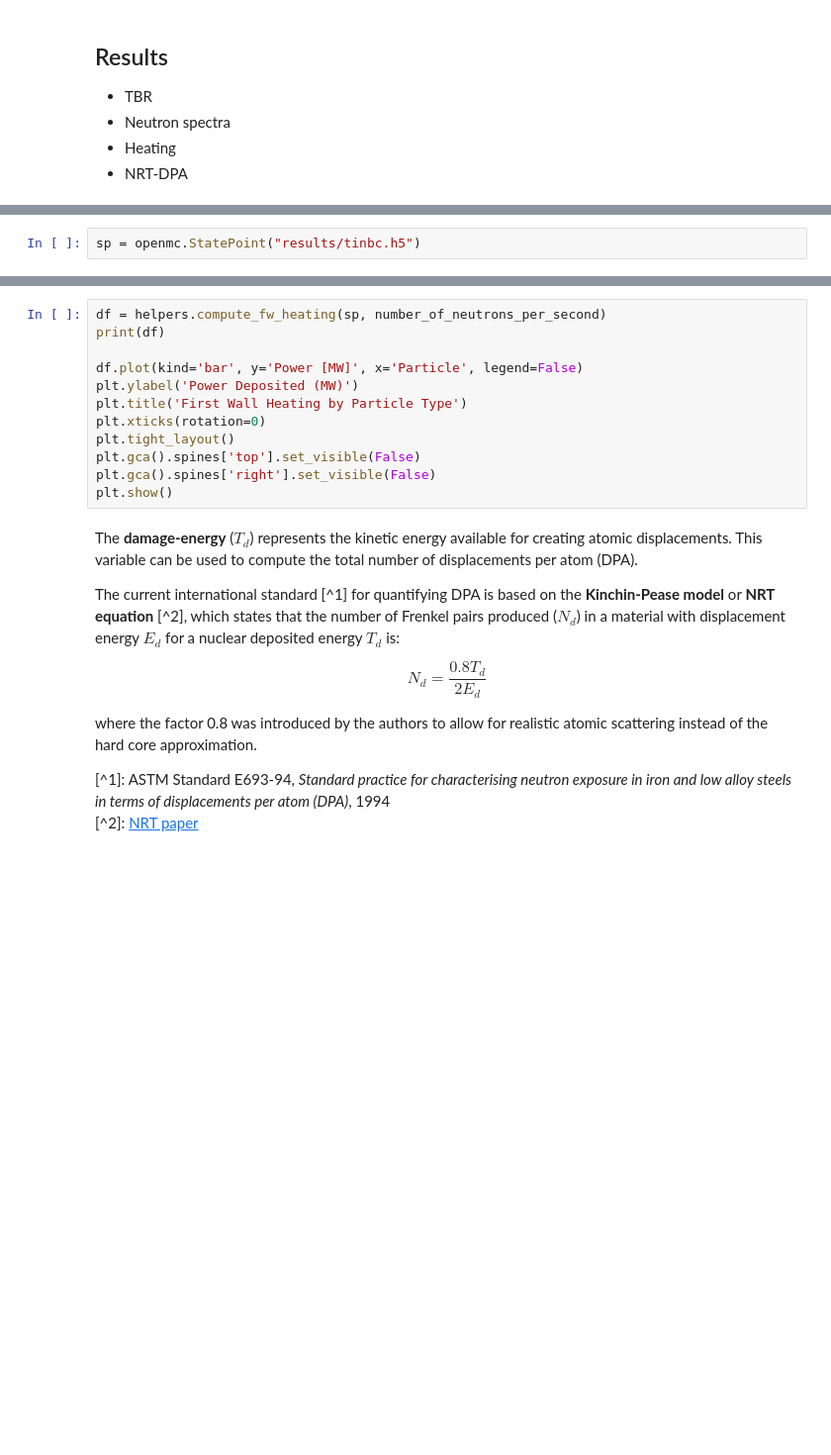
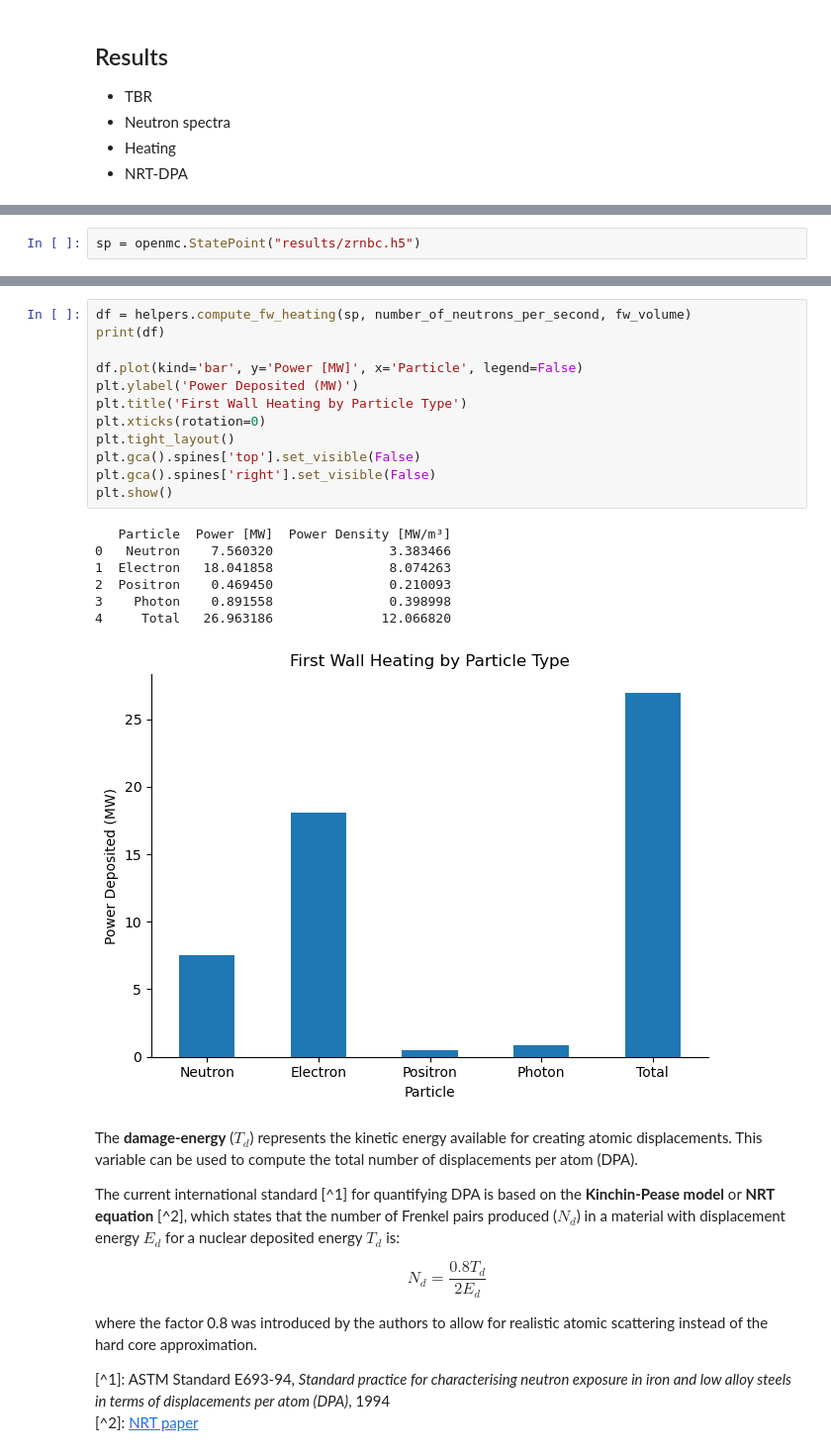
Before and after one commit to davidepettinari/structural-materials-analysis, a Jupyter notebook: analysis/postprocessing.ipynb, the cells around one changed output, grey strips where cells are left out. Shown at 99% size. Saved outputs shown, nothing was run; the diff lists cells and outputs as text; blank space fills up the shorter version.

Commit message:
tungsten result

```diff
--- a/analysis/postprocessing.ipynb
+++ b/analysis/postprocessing.ipynb
@@ -46,5 +51,5 @@ vessel_inner_surface =  4502100.88 # units cm^2
 # %%
-sp = openmc.StatePoint("results/tinbc.h5")
+sp = openmc.StatePoint("results/zrnbc.h5")
 # %%
 tbr_total = helpers.extract_tbr_contributions(sp, "TBR")
 tbr_cc = helpers.extract_tbr_contributions(sp, "TBR channel")
@@ -59,15 +72,23 @@ helpers.plot_neutron_spectrum(tally, fw_volume, number_of_neutrons_per_second)
 # %%
-df = helpers.compute_fw_heating(sp, number_of_neutrons_per_second)
+df = helpers.compute_fw_heating(sp, number_of_neutrons_per_second, fw_volume)
 print(df)
 
 df.plot(kind='bar', y='Power [MW]', x='Particle', legend=False)
 plt.ylabel('Power Deposited (MW)')
 plt.title('First Wall Heating by Particle Type')
 plt.xticks(rotation=0)
 plt.tight_layout()
 plt.gca().spines['top'].set_visible(False)
 plt.gca().spines['right'].set_visible(False)
 plt.show()
+# %% [output]
+   Particle  Power [MW]  Power Density [MW/m³]
+0   Neutron    7.560320               3.383466
+1  Electron   18.041858               8.074263
+2  Positron    0.469450               0.210093
+3    Photon    0.891558               0.398998
+4     Total   26.963186              12.066820
+[figure, added]
 # %% [markdown]
 The **damage-energy** ($T_{d}$) represents the kinetic energy available for creating atomic displacements. This variable can be used to compute the total number of displacements per atom (DPA).
 
```
Also changed, not shown: parts of 6 cells of this notebook, 4 other files.
